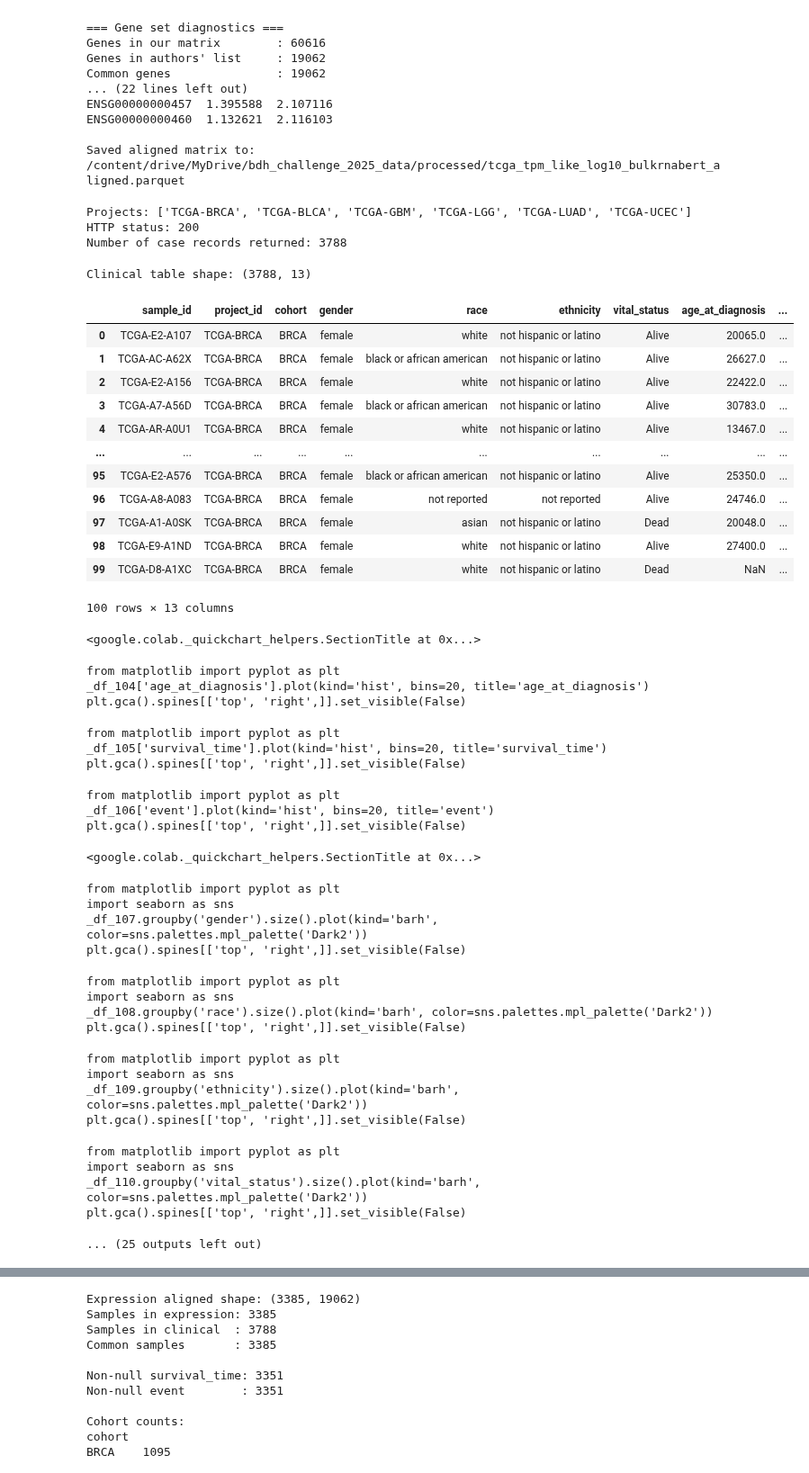
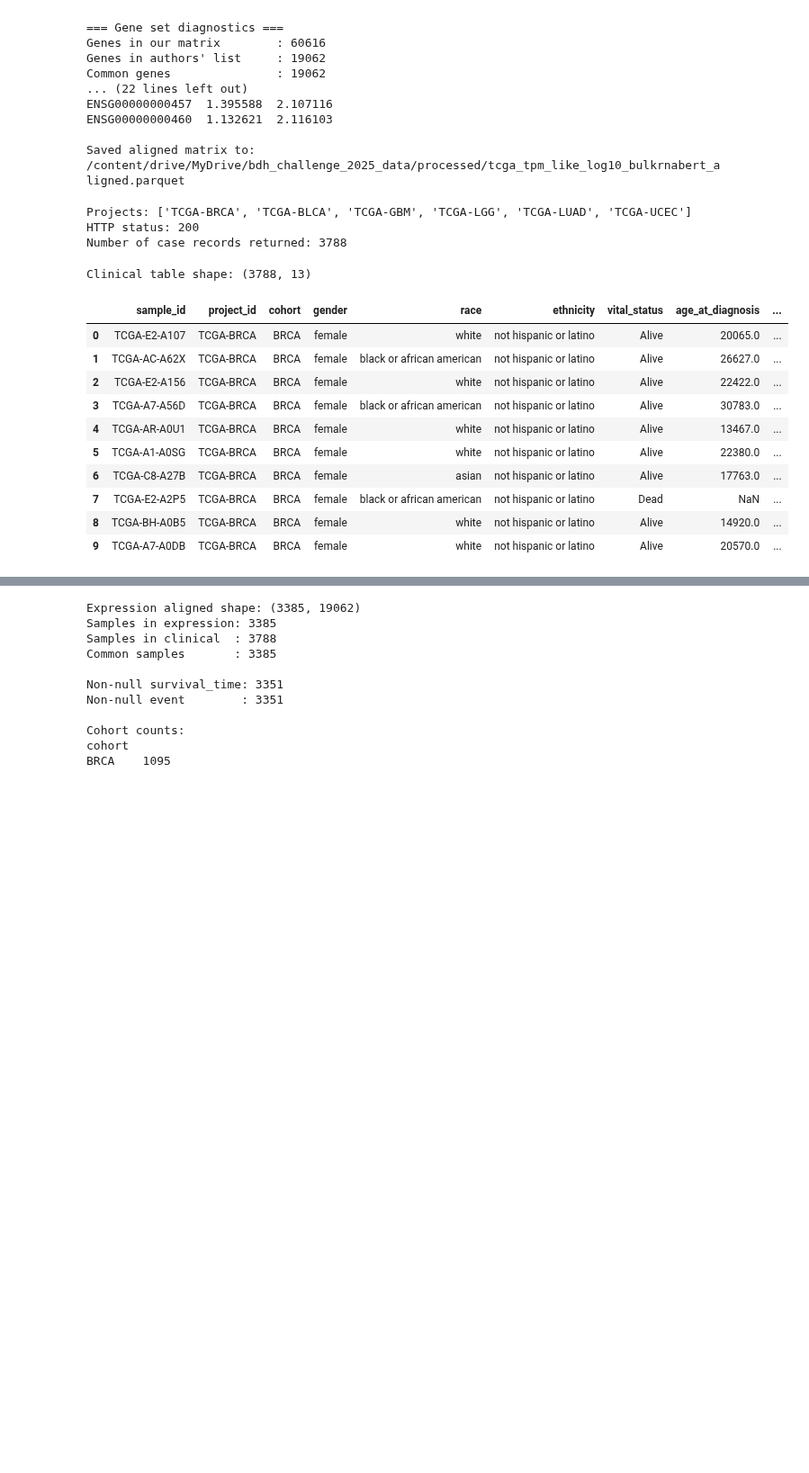
Before and after one commit to arionandrei2000/bdh_challenge_2025, a Jupyter notebook: notebooks/01_data_setup.ipynb, the cells around one changed output, grey strips where cells are left out. Shown at 90% size. Cells and saved outputs as stored; diff of their text form; code cells hidden in the pictures; blank space fills up the shorter version.

```diff
--- a/notebooks/01_data_setup.ipynb
+++ b/notebooks/01_data_setup.ipynb
@@ -688,66 +688,36 @@ for c in tqdm(cases_hits, desc="Building clinical rows (demographic-based surviv
     primary_dx = primary.get("primary_diagnosis")
     morphology = primary.get("morphology")
 
     row = {
         "sample_id": submitter,
         "project_id": project_id,
         "cohort": cohort,
         "gender": gender,
         "race": race,
         "ethnicity": ethnicity,
         "vital_status": vital_status,
         "age_at_diagnosis": age_at_diag,
         "tumor_stage": tumor_stage,
         "primary_diagnosis": primary_dx,
         "morphology": morphology,
         "survival_time": survival_time,
         "event": event,
     }
     rows.append(row)
 
 clinical_df = pd.DataFrame(rows)
 print("Clinical table shape:", clinical_df.shape)
-clinical_df.head(100)
+clinical_df.head(10)
 # %% [output]
 Clinical table shape: (3788, 13)
 |  | sample_id | project_id | cohort | gender | race | ethnicity | vital_status | age_at_diagnosis | ... |
 | 0 | TCGA-E2-A107 | TCGA-BRCA | BRCA | female | white | not hispanic or latino | Alive | 20065.0 | ... |
 | 1 | TCGA-AC-A62X | TCGA-BRCA | BRCA | female | black or african american | not hispanic or latino | Alive | 26627.0 | ... |
 | 2 | TCGA-E2-A156 | TCGA-BRCA | BRCA | female | white | not hispanic or latino | Alive | 22422.0 | ... |
 | 3 | TCGA-A7-A56D | TCGA-BRCA | BRCA | female | black or african american | not hispanic or latino | Alive | 30783.0 | ... |
 | 4 | TCGA-AR-A0U1 | TCGA-BRCA | BRCA | female | white | not hispanic or latino | Alive | 13467.0 | ... |
-| ... | ... | ... | ... | ... | ... | ... | ... | ... | ... |
-| 95 | TCGA-E2-A576 | TCGA-BRCA | BRCA | female | black or african american | not hispanic or latino | Alive | 25350.0 | ... |
-| 96 | TCGA-A8-A083 | TCGA-BRCA | BRCA | female | not reported | not reported | Alive | 24746.0 | ... |
-| 97 | TCGA-A1-A0SK | TCGA-BRCA | BRCA | female | asian | not hispanic or latino | Dead | 20048.0 | ... |
-| 98 | TCGA-E9-A1ND | TCGA-BRCA | BRCA | female | white | not hispanic or latino | Alive | 27400.0 | ... |
-| 99 | TCGA-D8-A1XC | TCGA-BRCA | BRCA | female | white | not hispanic or latino | Dead | NaN | ... |
+| 5 | TCGA-A1-A0SG | TCGA-BRCA | BRCA | female | white | not hispanic or latino | Alive | 22380.0 | ... |
+| 6 | TCGA-C8-A27B | TCGA-BRCA | BRCA | female | asian | not hispanic or latino | Alive | 17763.0 | ... |
+| 7 | TCGA-E2-A2P5 | TCGA-BRCA | BRCA | female | black or african american | not hispanic or latino | Dead | NaN | ... |
+| 8 | TCGA-BH-A0B5 | TCGA-BRCA | BRCA | female | white | not hispanic or latino | Alive | 14920.0 | ... |
+| 9 | TCGA-A7-A0DB | TCGA-BRCA | BRCA | female | white | not hispanic or latino | Alive | 20570.0 | ... |
-100 rows × 13 columns
-<google.colab._quickchart_helpers.SectionTitle at 0x...>
-from matplotlib import pyplot as plt
-_df_104['age_at_diagnosis'].plot(kind='hist', bins=20, title='age_at_diagnosis')
-plt.gca().spines[['top', 'right',]].set_visible(False)
-from matplotlib import pyplot as plt
-_df_105['survival_time'].plot(kind='hist', bins=20, title='survival_time')
-plt.gca().spines[['top', 'right',]].set_visible(False)
-from matplotlib import pyplot as plt
-_df_106['event'].plot(kind='hist', bins=20, title='event')
-plt.gca().spines[['top', 'right',]].set_visible(False)
-<google.colab._quickchart_helpers.SectionTitle at 0x...>
-from matplotlib import pyplot as plt
-import seaborn as sns
-_df_107.groupby('gender').size().plot(kind='barh', color=sns.palettes.mpl_palette('Dark2'))
-plt.gca().spines[['top', 'right',]].set_visible(False)
-from matplotlib import pyplot as plt
-import seaborn as sns
-_df_108.groupby('race').size().plot(kind='barh', color=sns.palettes.mpl_palette('Dark2'))
-plt.gca().spines[['top', 'right',]].set_visible(False)
-from matplotlib import pyplot as plt
-import seaborn as sns
-_df_109.groupby('ethnicity').size().plot(kind='barh', color=sns.palettes.mpl_palette('Dark2'))
-plt.gca().spines[['top', 'right',]].set_visible(False)
-from matplotlib import pyplot as plt
-import seaborn as sns
-_df_110.groupby('vital_status').size().plot(kind='barh', color=sns.palettes.mpl_palette('Dark2'))
-plt.gca().spines[['top', 'right',]].set_visible(False)
-... (25 outputs left out)
```
Also changed, not shown: parts of 2 cells of this notebook.
